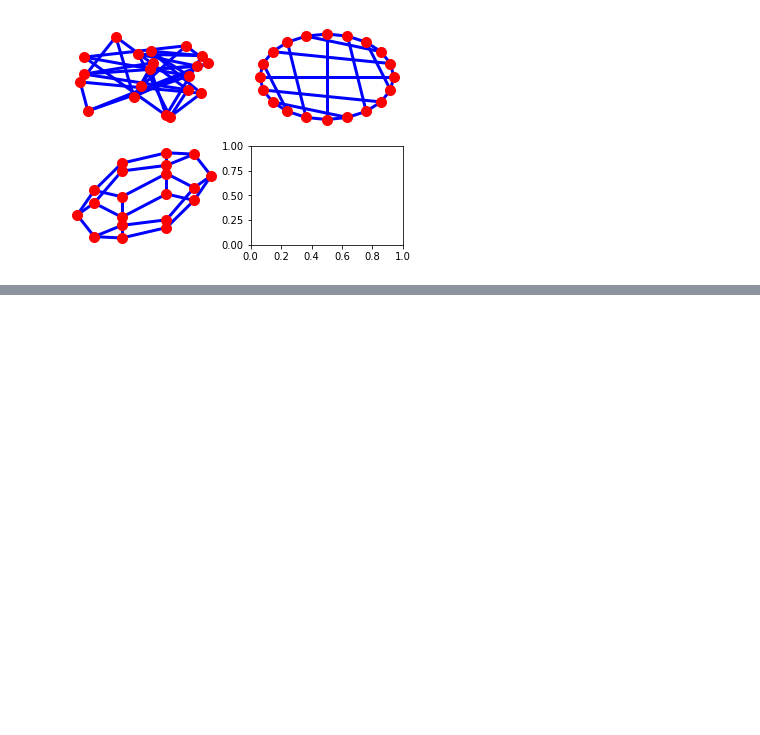
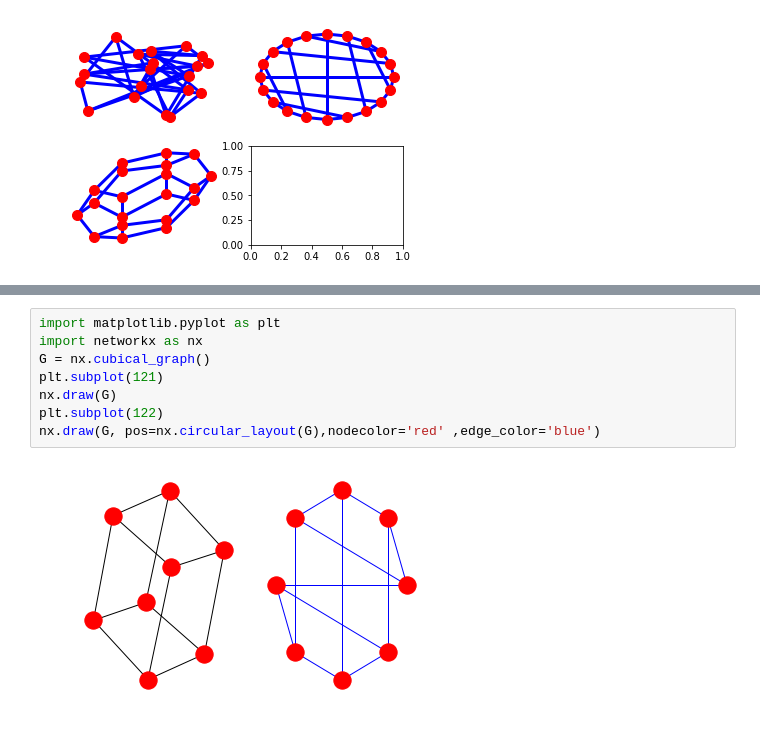
Before and after one commit to nerdyk3/Graph_Networkx, a Jupyter notebook: graph_first.ipynb, the cells around one changed output, grey strips where cells are left out. Cells and saved outputs as stored; diff of their text form; blank space fills up the shorter version.

```diff
--- a/graph_first.ipynb
+++ b/graph_first.ipynb
@@ -61,0 +93,10 @@ nx.draw(G)
+# %%
+import matplotlib.pyplot as plt
+import networkx as nx
+G = nx.cubical_graph()
+plt.subplot(121)
+nx.draw(G)
+plt.subplot(122)
+nx.draw(G, pos=nx.circular_layout(G),nodecolor='red' ,edge_color='blue')
+# %% [output]
+[figure, added]
```
Also changed, not shown: parts of 11 cells of this notebook, 1 other file.
